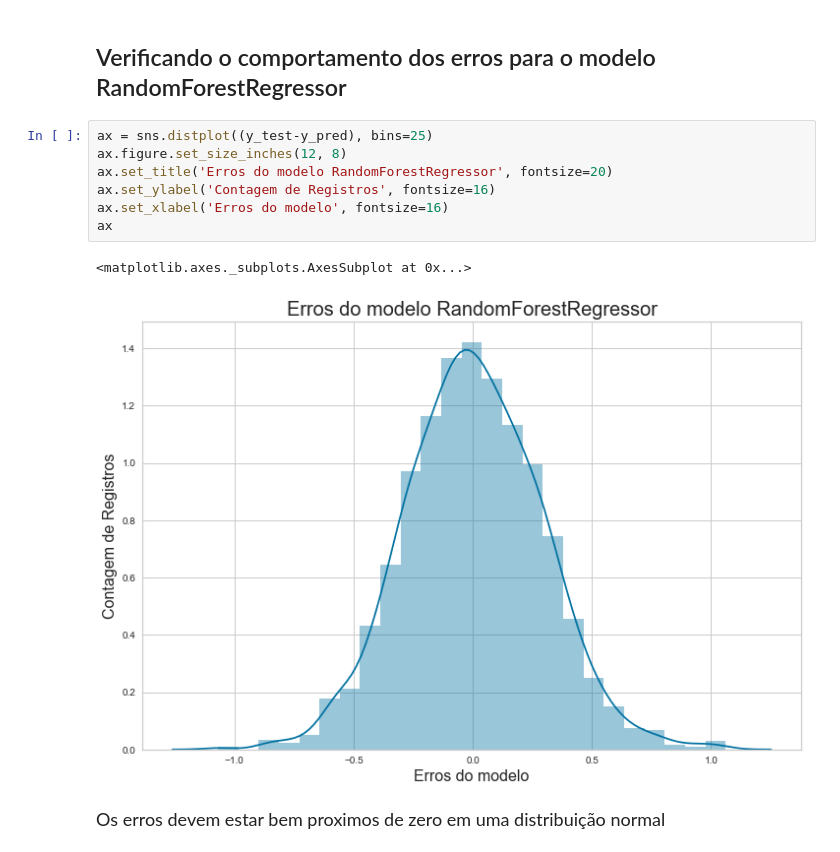
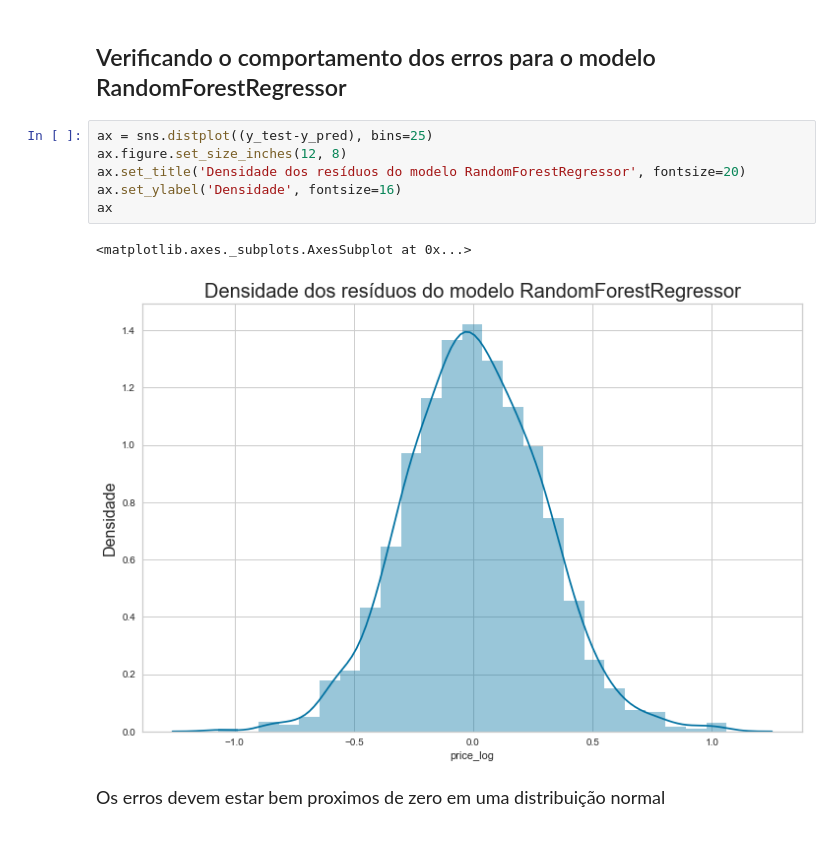
Before and after one commit to anderson-vasconcelos/previsao_do_preco_de_venda_de_apartamentos_da_cidade_de_sao_paulo, a Jupyter notebook: 4 - Criação dos Modelos.ipynb, the cells around one changed output. Saved outputs shown, nothing was run; the diff lists cells and outputs as text.

Commit message:
Alteracao dos notebooks de analise exploratoria e dos modelos

```diff
--- a/4 - Criação dos Modelos.ipynb
+++ b/4 - Criação dos Modelos.ipynb
@@ -352,12 +361,11 @@ modelo_metricas
 # %%
 ax = sns.distplot((y_test-y_pred), bins=25)
 ax.figure.set_size_inches(12, 8)
-ax.set_title('Erros do modelo RandomForestRegressor', fontsize=20)
-ax.set_ylabel('Contagem de Registros', fontsize=16)
-ax.set_xlabel('Erros do modelo', fontsize=16)
+ax.set_title('Densidade dos resíduos do modelo RandomForestRegressor', fontsize=20)
+ax.set_ylabel('Densidade', fontsize=16)
 ax
 # %% [output]
 <matplotlib.axes._subplots.AxesSubplot at 0x...>
-[figure, old version]
+[figure, new version]
 # %% [markdown]
 <p style='font-size: 18px; line-height: 2; margin: 10px 50px; text-align: justify;'>Os erros devem estar bem proximos de zero em uma distribuição normal</p>
```
Also changed, not shown: parts of 12 cells of this notebook.
